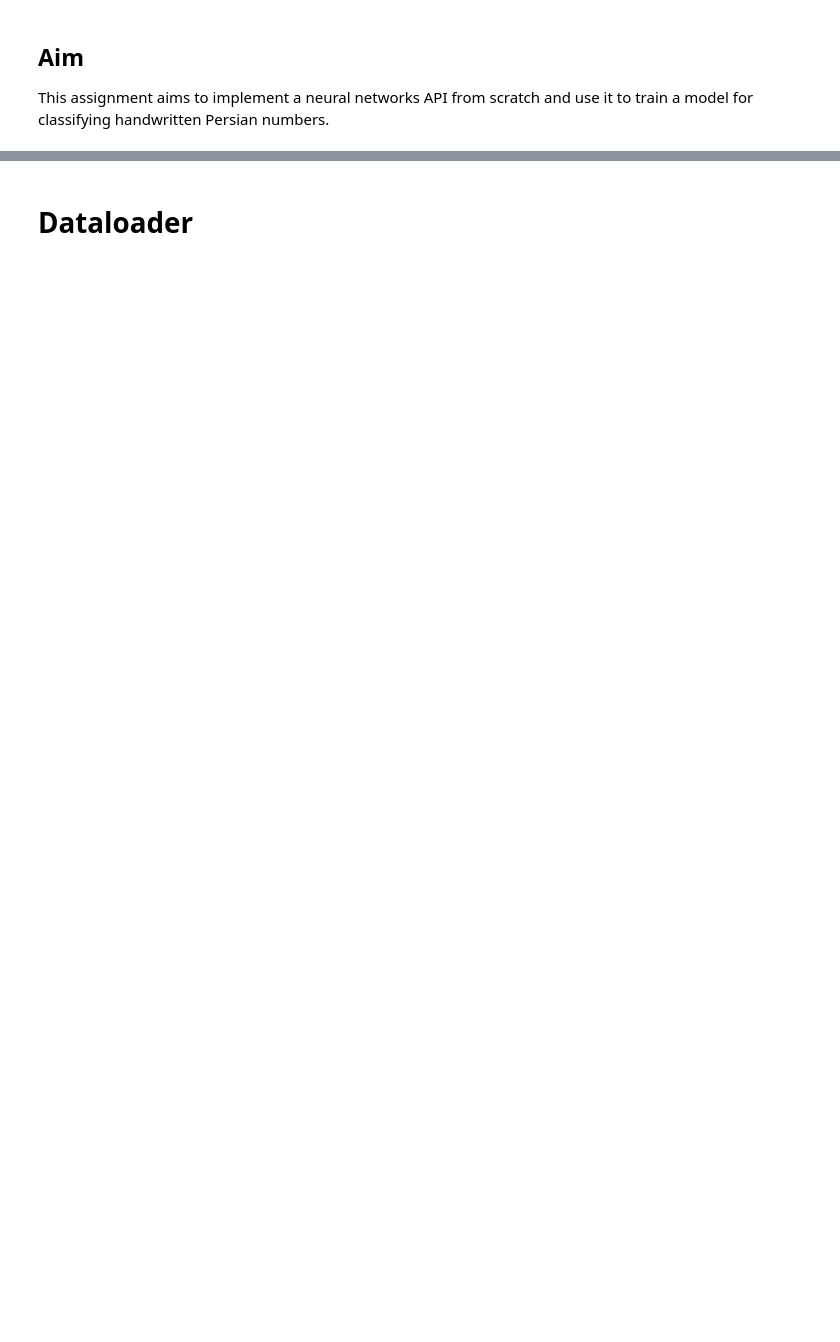
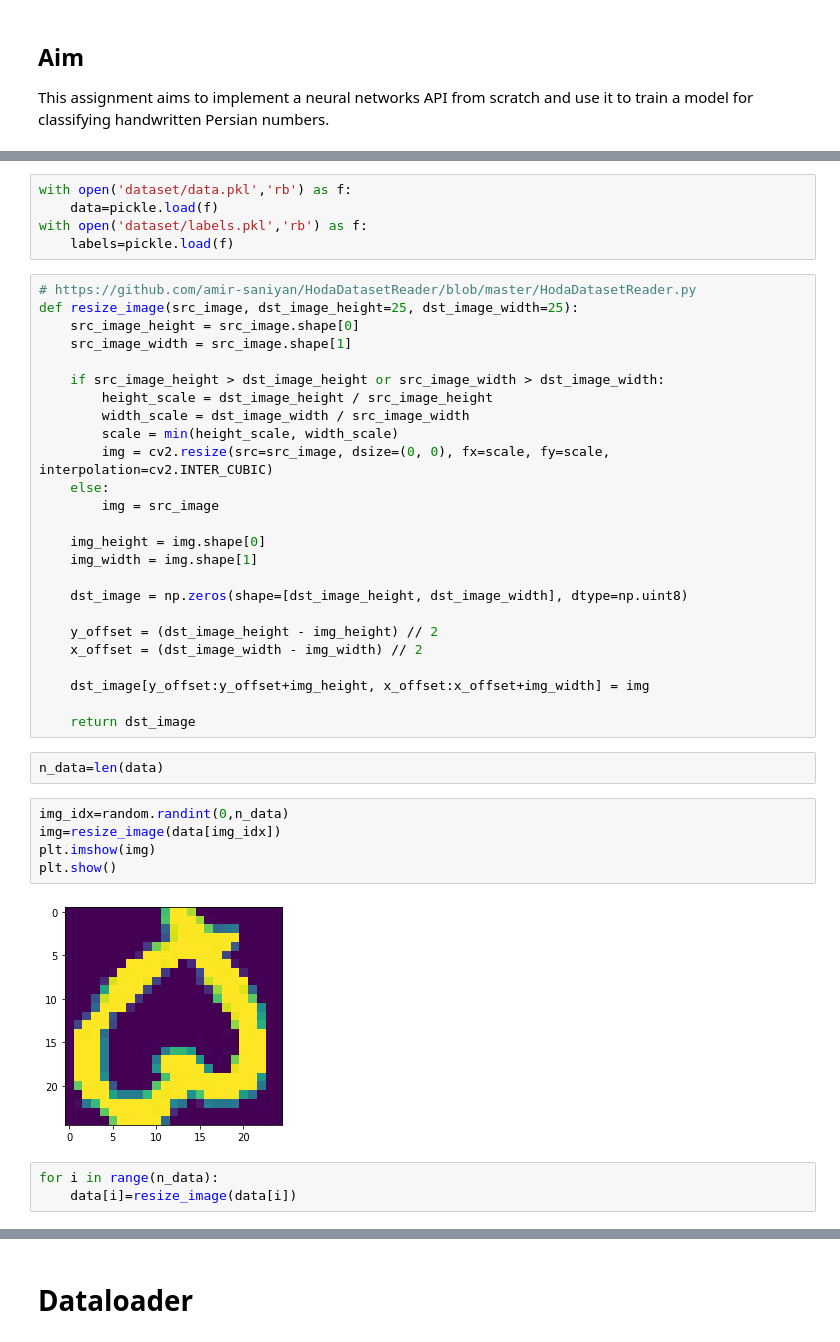
Before and after one commit to daniyalmaroufi/AI_Course, a Jupyter notebook: CA5/AI-CA5-P1.ipynb, the cells around one changed output, grey strips where cells are left out. Saved outputs shown, nothing was run; the diff lists cells and outputs as text; blank space fills up the shorter version.

Commit message:
CA5 added the dataset read and show the digits

```diff
--- a/CA5/AI-CA5-P1.ipynb
+++ b/CA5/AI-CA5-P1.ipynb
@@ -10,0 +27,42 @@ This assignment aims to implement a neural networks API from scratch and use it
+# %%
+with open('dataset/data.pkl','rb') as f:
+    data=pickle.load(f)
+with open('dataset/labels.pkl','rb') as f:
+    labels=pickle.load(f)
+# %%
+# https://github.com/amir-saniyan/HodaDatasetReader/blob/master/HodaDatasetReader.py
+def resize_image(src_image, dst_image_height=25, dst_image_width=25):
+    src_image_height = src_image.shape[0]
+    src_image_width = src_image.shape[1]
+
+    if src_image_height > dst_image_height or src_image_width > dst_image_width:
+        height_scale = dst_image_height / src_image_height
+        width_scale = dst_image_width / src_image_width
+        scale = min(height_scale, width_scale)
+        img = cv2.resize(src=src_image, dsize=(0, 0), fx=scale, fy=scale, interpolation=cv2.INTER_CUBIC)
+    else:
+        img = src_image
+
+    img_height = img.shape[0]
+    img_width = img.shape[1]
+
+    dst_image = np.zeros(shape=[dst_image_height, dst_image_width], dtype=np.uint8)
+
+    y_offset = (dst_image_height - img_height) // 2
+    x_offset = (dst_image_width - img_width) // 2
+
+    dst_image[y_offset:y_offset+img_height, x_offset:x_offset+img_width] = img
+
+    return dst_image
+# %%
+n_data=len(data)
+# %%
+img_idx=random.randint(0,n_data)
+img=resize_image(data[img_idx])
+plt.imshow(img)
+plt.show()
+# %% [output]
+[figure, added]
+# %%
+for i in range(n_data):
+    data[i]=resize_image(data[i])
```
Also changed, not shown: parts of 6 cells of this notebook, 1 other file.
